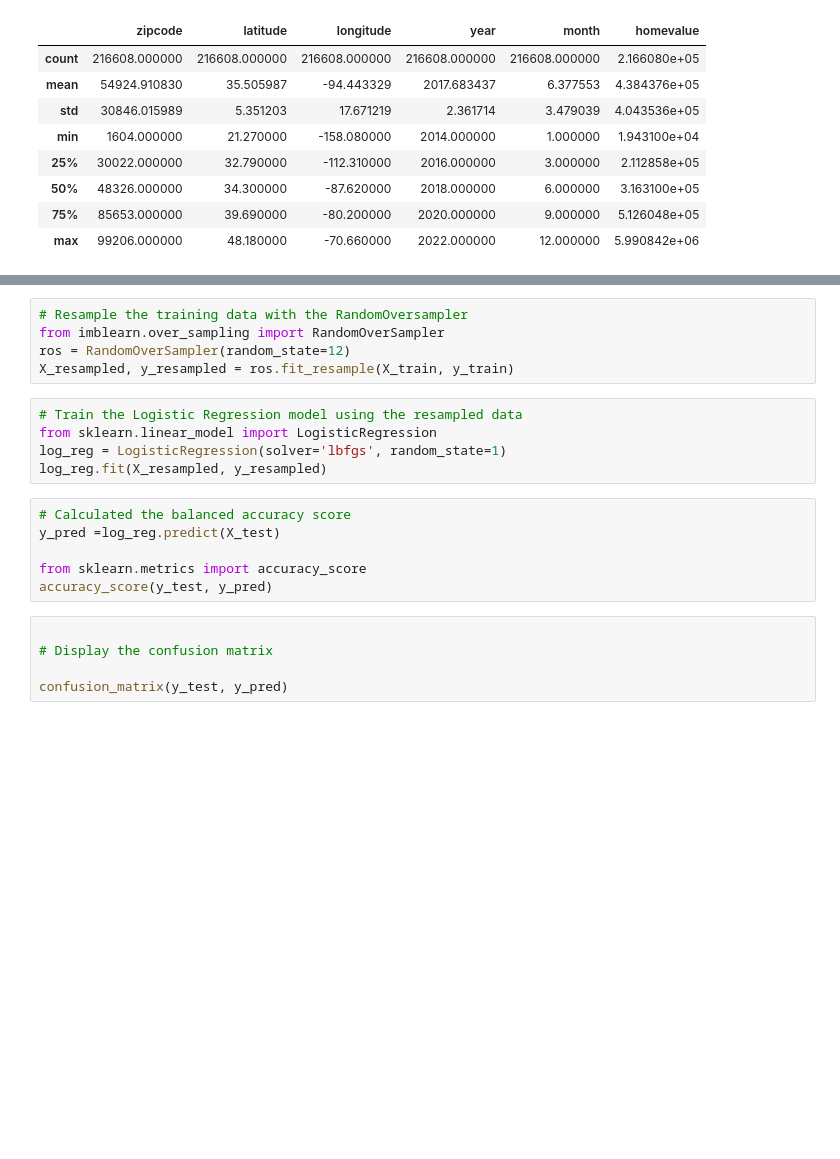
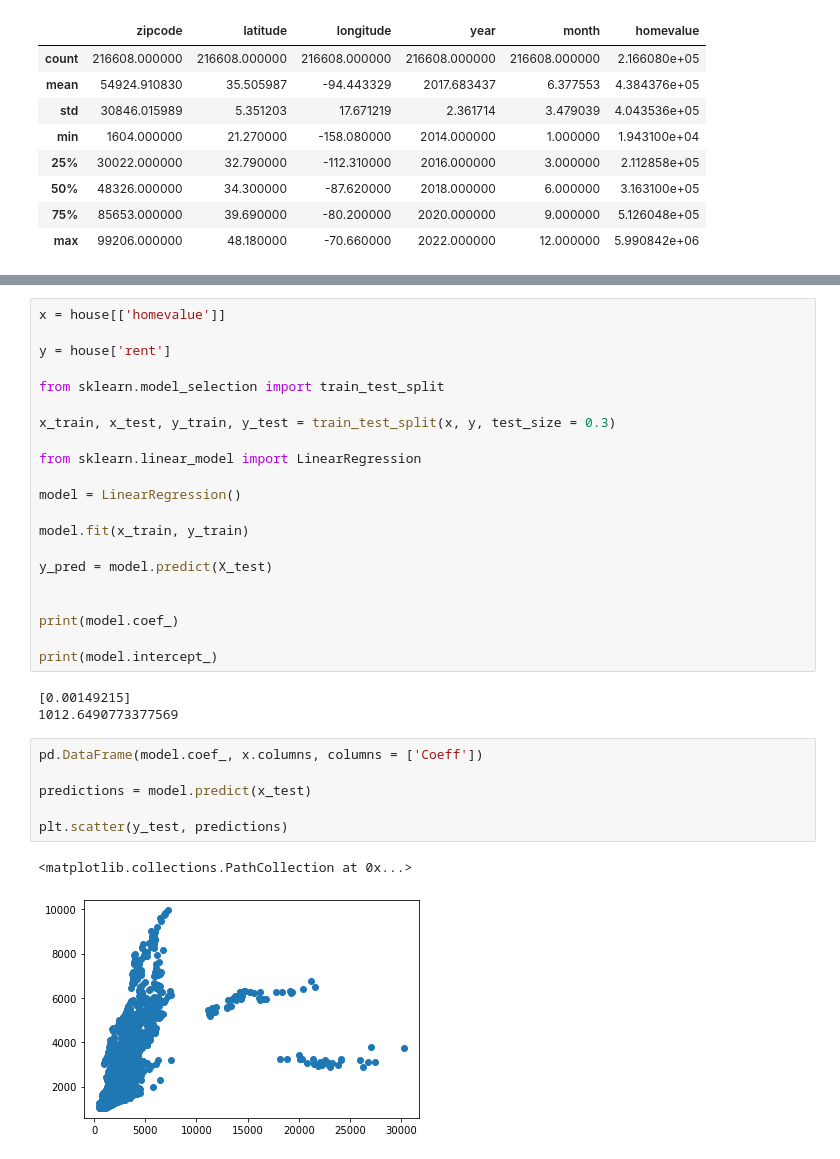
Before and after one commit to Leehudson514/House_analysis, a Jupyter notebook: Machine Learning.ipynb, the cells around one changed output, grey strips where cells are left out. Saved outputs shown, nothing was run; the diff lists cells and outputs as text; blank space fills up the shorter version.

```diff
--- a/Machine Learning.ipynb
+++ b/Machine Learning.ipynb
@@ -134,21 +138,33 @@ X_train.shape
-# %%
-# Resample the training data with the RandomOversampler
-from imblearn.over_sampling import RandomOverSampler
-ros = RandomOverSampler(random_state=12)
-X_resampled, y_resampled = ros.fit_resample(X_train, y_train)
-# %%
-# Train the Logistic Regression model using the resampled data
-from sklearn.linear_model import LogisticRegression
-log_reg = LogisticRegression(solver='lbfgs', random_state=1)
-log_reg.fit(X_resampled, y_resampled)
-# %%
-# Calculated the balanced accuracy score
-y_pred =log_reg.predict(X_test)
-
-from sklearn.metrics import accuracy_score
-accuracy_score(y_test, y_pred)
-# %%
-
-# Display the confusion matrix
-
-confusion_matrix(y_test, y_pred)
+# %%
+x = house[['homevalue']]
+
+y = house['rent']
+
+from sklearn.model_selection import train_test_split
+
+x_train, x_test, y_train, y_test = train_test_split(x, y, test_size = 0.3)
+
+from sklearn.linear_model import LinearRegression
+
+model = LinearRegression()
+
+model.fit(x_train, y_train)
+
+y_pred = model.predict(X_test)
+
+
+print(model.coef_)
+
+print(model.intercept_)
+# %% [output]
+[0.00149215]
+1012.6490773377569
+# %%
+pd.DataFrame(model.coef_, x.columns, columns = ['Coeff'])
+
+predictions = model.predict(x_test)
+
+plt.scatter(y_test, predictions)
+# %% [output]
+<matplotlib.collections.PathCollection at 0x...>
+[figure, added]
```
Also changed, not shown: parts of 16 cells of this notebook, 2 other files.
